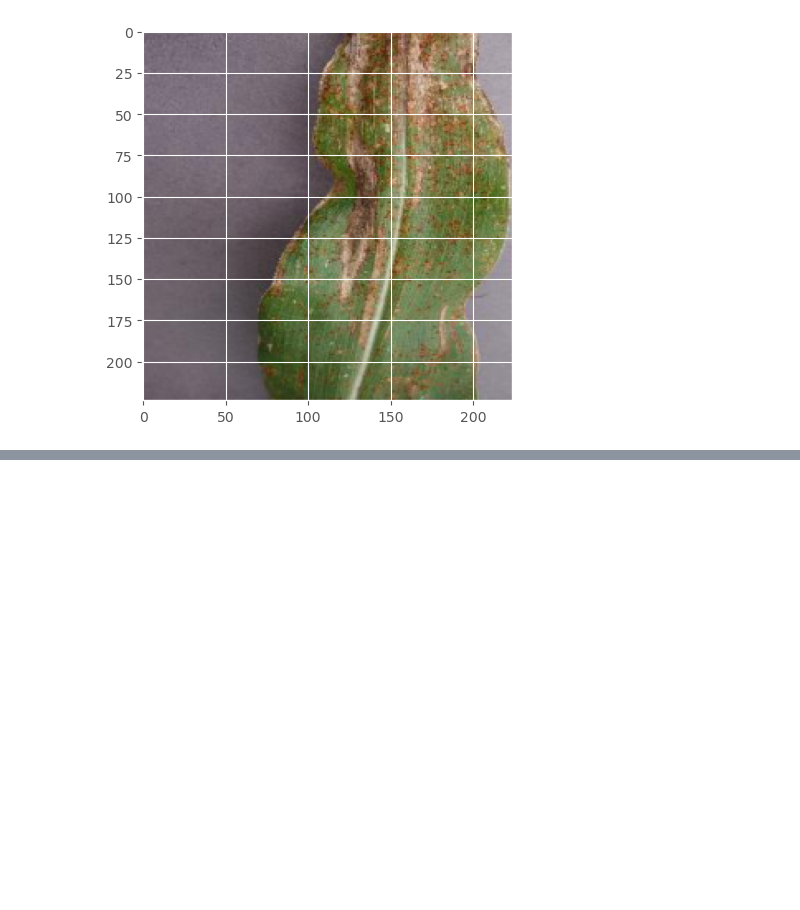
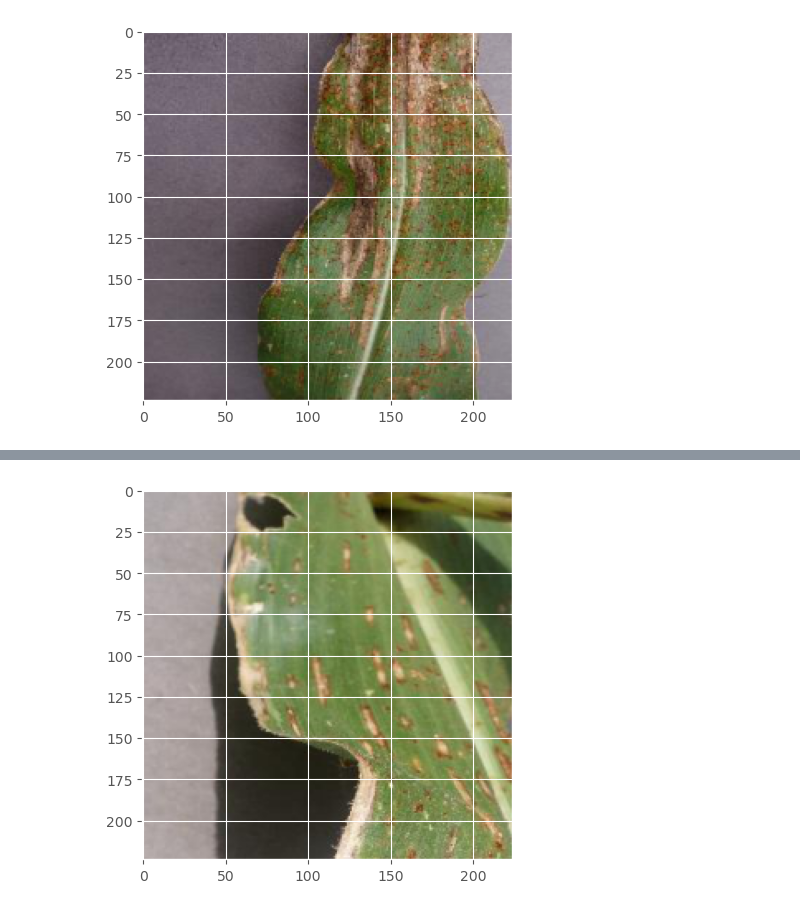
Before and after one commit to riccardo-borgo/Corn-Disease, a Jupyter notebook: main2.ipynb, the cells around one changed output, grey strips where cells are left out. Drawn from its saved outputs; the diff is of its cells as text; code cells hidden in the pictures; blank space fills up the shorter version.

```diff
--- a/main2.ipynb
+++ b/main2.ipynb
@@ -238,0 +265,5 @@ show_image(new_image)
+# %%
+image = test_dataset[34]
+show_image(ToPIL()(image))
+# %% [output]
+[figure, added]
```
Also changed, not shown: parts of 4 cells of this notebook.
